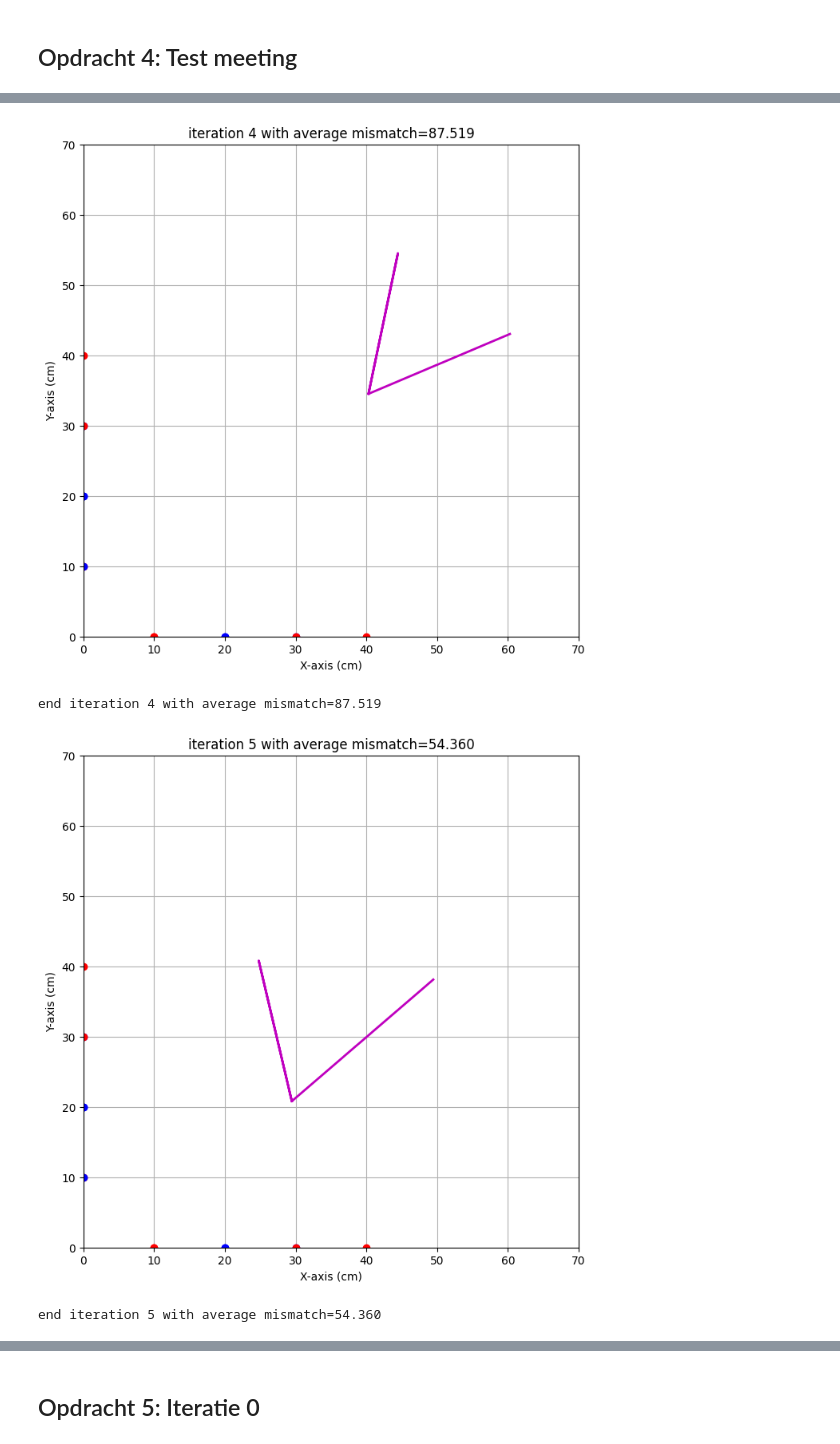
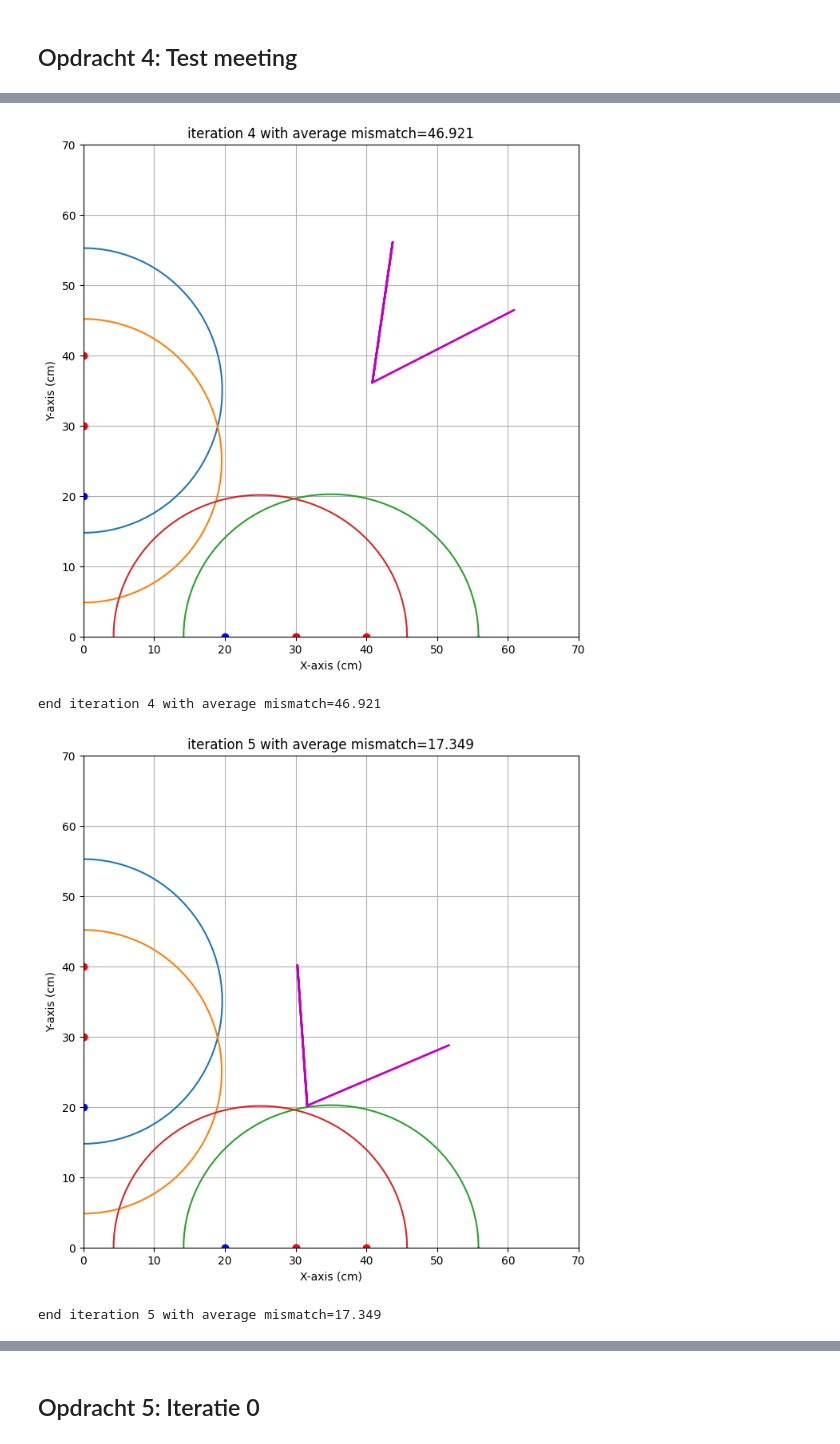
Before and after one commit to Nina925/opdrachten-DEF-D, a Jupyter notebook: FysiekeOntwerpopdrachten/4OntwerpEenAlgoritmeEchoAkoestisch/DEFOntwerpopdracht4AlgoritmeInvulTemplate.ipynb, the cells around one changed output, grey strips where cells are left out. Cells and saved outputs as stored; diff of their text form; code cells hidden in the pictures.

```diff
--- a/FysiekeOntwerpopdrachten/4OntwerpEenAlgoritmeEchoAkoestisch/DEFOntwerpopdracht4AlgoritmeInvulTemplate.ipynb
+++ b/FysiekeOntwerpopdrachten/4OntwerpEenAlgoritmeEchoAkoestisch/DEFOntwerpopdracht4AlgoritmeInvulTemplate.ipynb
@@ -79,13 +79,13 @@ plt.show()
 
 
 dataSanityCheck = pd.DataFrame(columns=["xs", "ys", "xr", "yr", "R"], data=[
-    [0,40,0,30,1.0],
-    [0,30,0,20,2.0],
-    [0,10,0,20,3.0],
-    [40,0,30,0,4.0],
-    [30,0,20,0,5.0],
-    [10,0,20,0,6.0],
-    [10,0,0,10,7.0]
+    [0,40,0,30,40.5],
+    [0,30,0,20,40.36],
+    #[0,10,0,20,192.60],
+    [40,0,30,0,41.70],
+    [30,0,20,0,41.50],
+    #[10,0,20,0,],
+    #[10,0,0,10,22.87]
     ])
 
 resultaatSanityCheck = imagingDEF.imagingDEF(dataSanityCheck)
@@ -109,4 +106,4 @@ end iteration 3 with average mismatch=117.860
-[figure, old version]
+[figure, new version]
-end iteration 4 with average mismatch=87.519
+end iteration 4 with average mismatch=46.921
-[figure, old version]
+[figure, new version]
-end iteration 5 with average mismatch=54.360
+end iteration 5 with average mismatch=17.349
```
Also changed, not shown: parts of 16 cells of this notebook, 4 other files.
